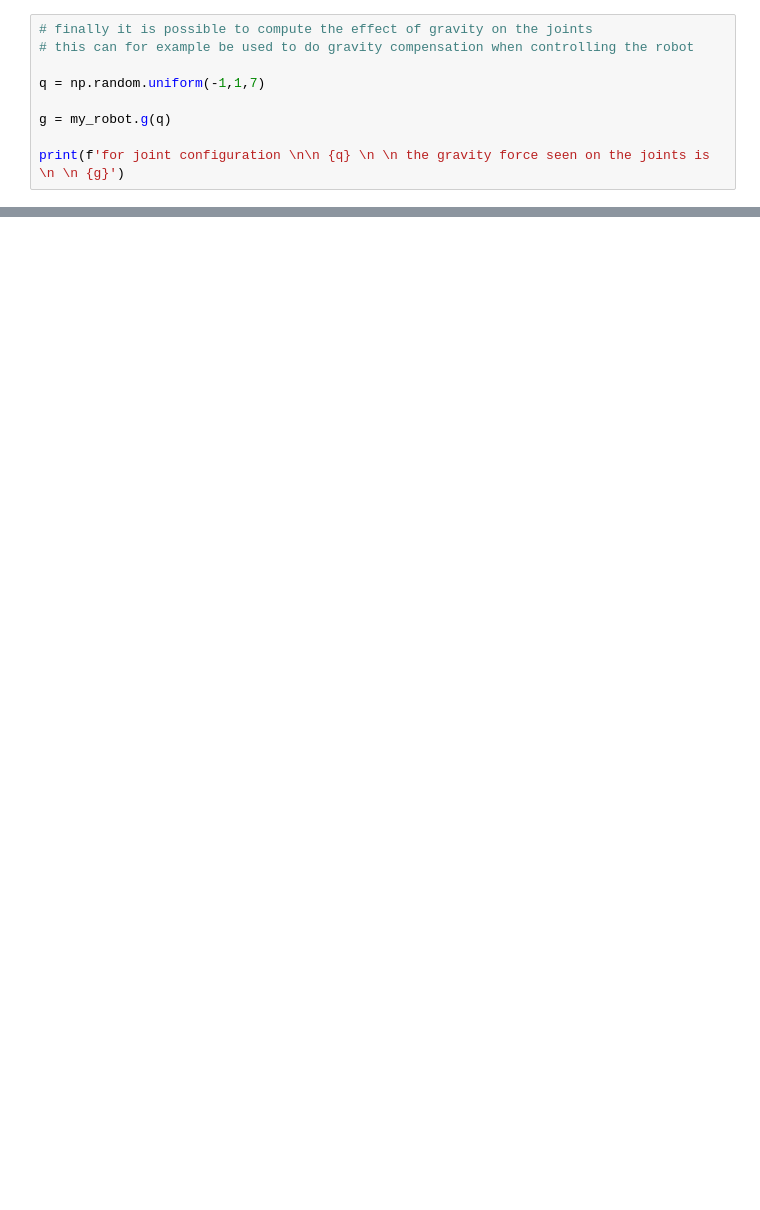
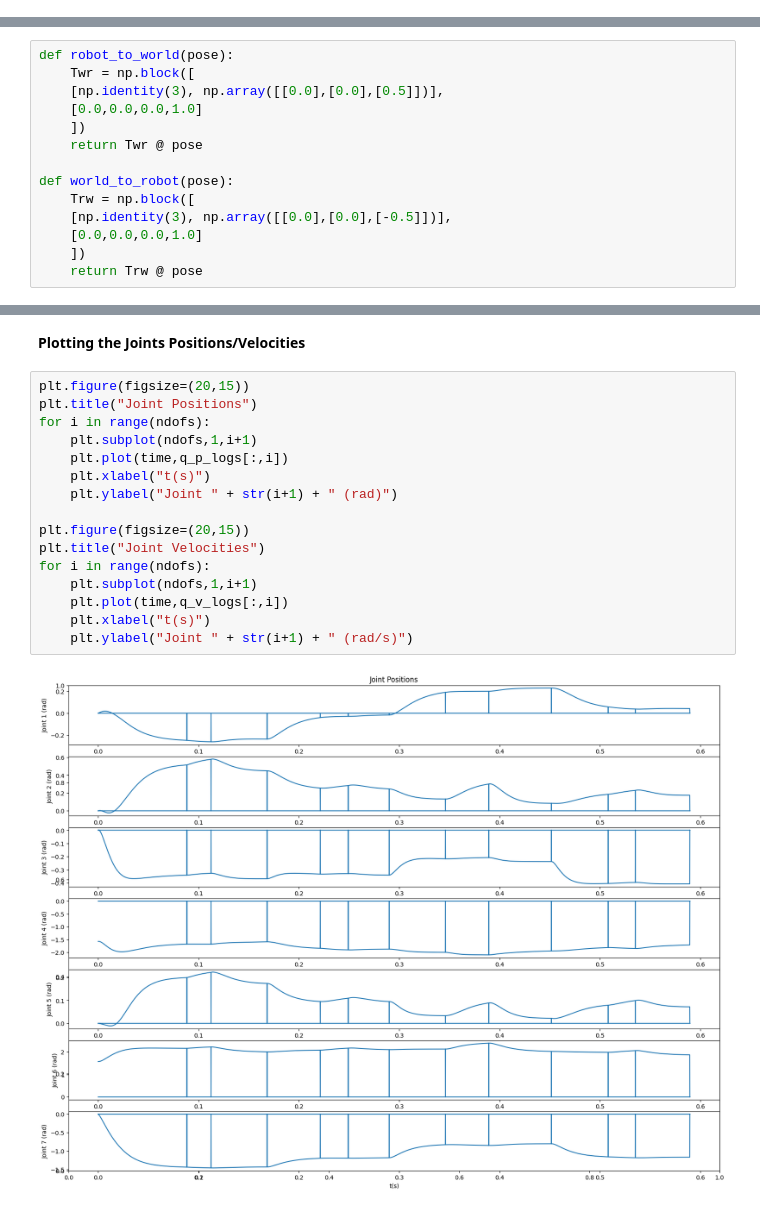
Before and after one commit to omarrayyann/pick-and-place-franke, a Jupyter notebook: Main.ipynb, the cells around one changed output, grey strips where cells are left out. Saved outputs shown, nothing was run; the diff lists cells and outputs as text; blank space fills up the shorter version.

```diff
--- a/Main.ipynb
+++ b/Main.ipynb
@@ -87,9 +53,0 @@ oriented_jacobian = my_robot.get_jacobian(q, 'O')
-# %%
-# finally it is possible to compute the effect of gravity on the joints
-# this can for example be used to do gravity compensation when controlling the robot
-
-q = np.random.uniform(-1,1,7)
-
-g = my_robot.g(q)
-
-print(f'for joint configuration \n\n {q} \n \n the gravity force seen on the joints is \n \n {g}')
@@ -195,2 +54,16 @@ def check_joint_limits(joint_positions,print=False):
+# %%
+def robot_to_world(pose):
+    Twr = np.block([
+    [np.identity(3), np.array([[0.0],[0.0],[0.5]])],
+    [0.0,0.0,0.0,1.0]
+    ])
+    return Twr @ pose
+
+def world_to_robot(pose):
+    Trw = np.block([
+    [np.identity(3), np.array([[0.0],[0.0],[-0.5]])],
+    [0.0,0.0,0.0,1.0]
+    ])
+    return Trw @ pose
 # %%
 tasks = [
@@ -791,0 +201,20 @@ Done with task:  16
+# %% [markdown]
+**Plotting the Joints Positions/Velocities**
+# %%
+plt.figure(figsize=(20,15))
+plt.title("Joint Positions")
+for i in range(ndofs):
+    plt.subplot(ndofs,1,i+1)
+    plt.plot(time,q_p_logs[:,i])
+    plt.xlabel("t(s)")
+    plt.ylabel("Joint " + str(i+1) + " (rad)")
+
+plt.figure(figsize=(20,15))
+plt.title("Joint Velocities")
+for i in range(ndofs):
+    plt.subplot(ndofs,1,i+1)
+    plt.plot(time,q_v_logs[:,i])
+    plt.xlabel("t(s)")
+    plt.ylabel("Joint " + str(i+1) + " (rad/s)")
+# %% [output]
+[figure, added]
```
Also changed, not shown: parts of 17 cells of this notebook, 1 other file.
